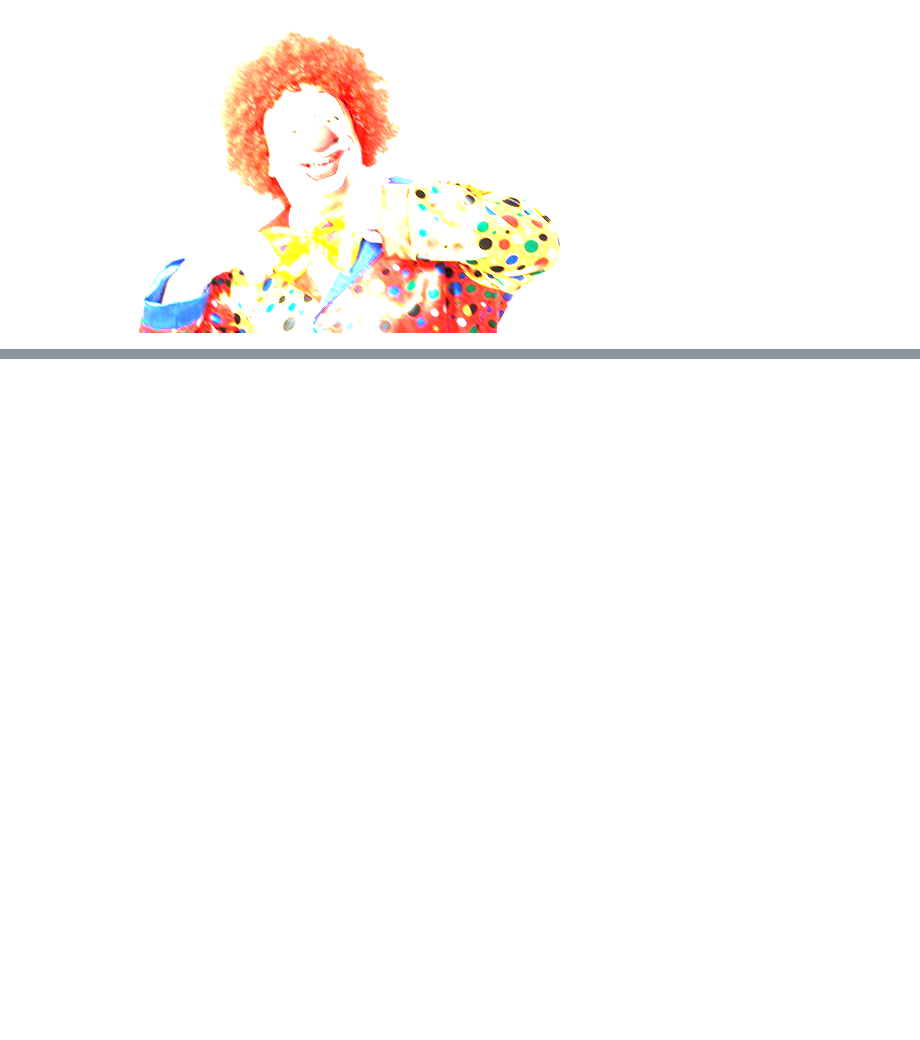
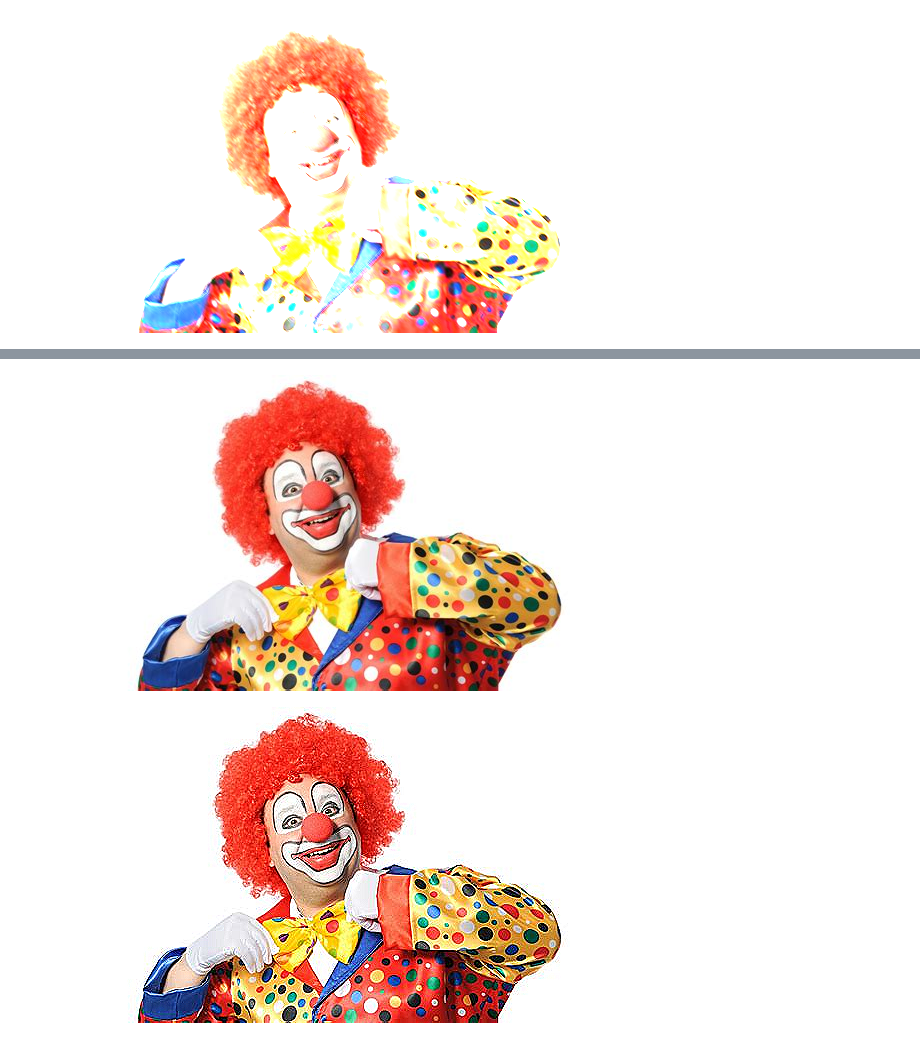
Before and after one commit to Akshithaa25/CV_502, a Jupyter notebook: 2348502_Prg_2_correlation_and_convolution_operation.ipynb, the cells around one changed output, grey strips where cells are left out. Saved outputs shown, nothing was run; the diff lists cells and outputs as text; code cells hidden in the pictures; blank space fills up the shorter version.

```diff
--- a/2348502_Prg_2_correlation_and_convolution_operation.ipynb
+++ b/2348502_Prg_2_correlation_and_convolution_operation.ipynb
@@ -43,0 +39,11 @@ cv2.destroyAllWindows()
+# %%
+sharpen_kernel = np.array([[0, -1, 0],
+                            [-1, 5, -1],
+                            [0, -1, 0]])
+sharpen_output = cv2.filter2D(image, -1, sharpen_kernel)
+
+cv2_imshow(image)
+cv2_imshow( sharpen_output)
+# %% [output]
+[figure, added]
+[figure, added]
```
Also changed, not shown: parts of 6 cells of this notebook.
